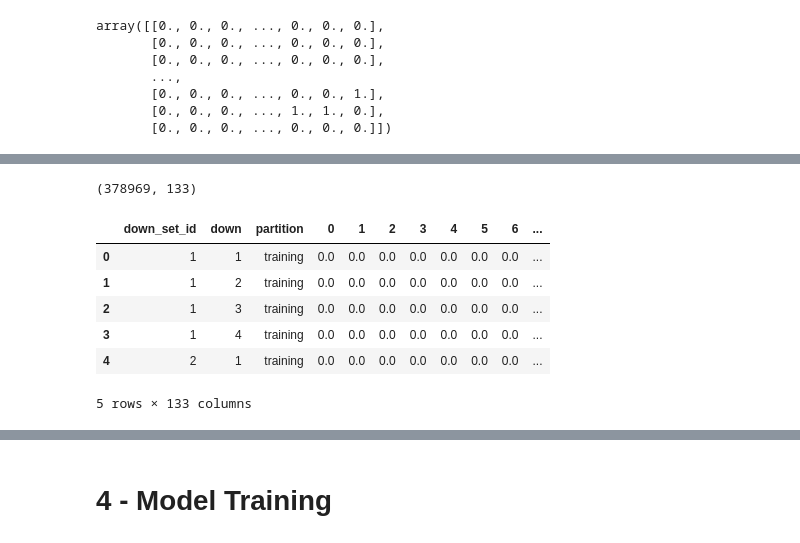
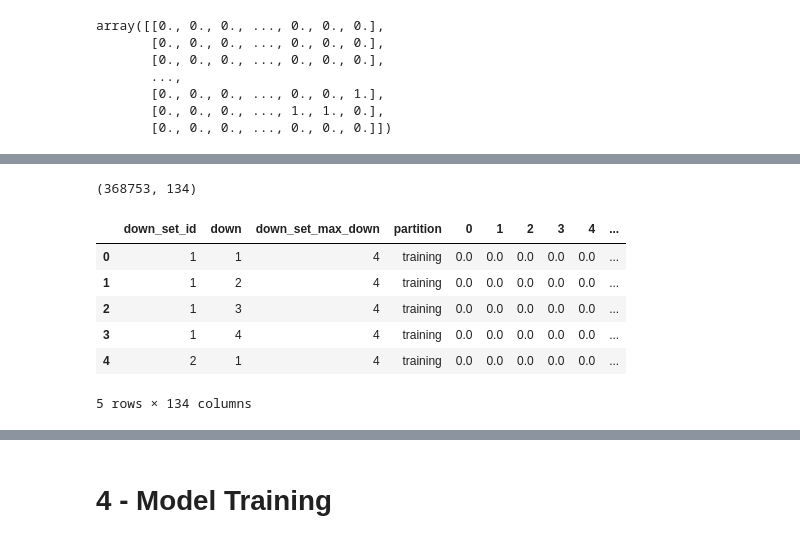
Before and after one commit to acharabin/NFL-Down-Set-Outcome-Prediction, a Jupyter notebook: NFL-Down-Set-Outcome-Prediction.ipynb, the cells around one changed output, grey strips where cells are left out. Saved outputs shown, nothing was run; the diff lists cells and outputs as text; code cells hidden in the pictures.

```diff
--- a/NFL-Down-Set-Outcome-Prediction.ipynb
+++ b/NFL-Down-Set-Outcome-Prediction.ipynb
@@ -204,14 +205,14 @@ dataset.loc[dataset['game_id']==2009091000,['game_id','drive','down','down_set',
 # %%
-# Find the absorption state of the down set
+# Find the absorption state for the down set, the final state that ends the team's position or starts a new set of downs
 
 # 19 different options
 # 10 options where the drive continues
-# One for each yardline position
+# One for each bucketed yardline position
 # 9 options where the drive ends
 # touchdown, field goal, safety, missed field goal, fumble, interception, turnover on downs, punt, end of half or game.
 
-last_play_in_down_set['absorption_state']=np.where(last_play_in_down_set['play_id']!=last_play_in_down_set['drive_max_play'],last_play_in_down_set['yardline_next_down_set'].apply(str),
-                                              np.where(last_play_in_down_set['touchdown']==1,'touchdown',np.where(last_play_in_down_set['field_goal_result']=='made','field_goal',np.where(last_play_in_down_set['safety']==1,'safety',np.where(last_play_in_down_set['field_goal_result'].isin(['missed','blocked']),'missed_field_goal',np.where(last_play_in_down_set['fumble']==1,'fumble',np.where(last_play_in_down_set['interception']==1,'interception',np.where(last_play_in_down_set['kick_distance'].isnull()==False,'punt',np.where(last_play_in_down_set['play_id']==last_play_in_down_set['game_half_max_play'],'end_of_half','turnover')))))))))
+dataset_copy['absorption_state']=np.where(dataset_copy['play_id']!=dataset_copy['drive_max_play'],dataset_copy['yardline_next_down_set'].apply(str),
+                                              np.where(dataset_copy['touchdown']==1,'touchdown',np.where(dataset_copy['field_goal_result']=='made','field_goal',np.where(dataset_copy['safety']==1,'safety',np.where(dataset_copy['field_goal_result'].isin(['missed','blocked']),'missed_field_goal',np.where(dataset_copy['fumble']==1,'fumble',np.where(dataset_copy['interception']==1,'interception',np.where(dataset_copy['kick_distance'].isnull()==False,'punt',np.where(dataset_copy['play_id']==dataset_copy['game_half_max_play'],'end_of_half','turnover')))))))))
 # %% [output]
 A value is trying to be set on a copy of a slice from a DataFrame.
 Try using .loc[row_indexer,col_indexer] = value instead
@@ -275,8 +270,8 @@ last_play_in_down_set.loc[last_play_in_down_set['game_id']==2009091000,['game_id
 # %%
-# Join absorption_state to the dataset with all plays
+# Join absorption_state to the main dataset
 
 dataset_len_before=len(dataset)
-dataset=dataset.merge(last_play_in_down_set.loc[:,['game_id','drive','down_set','absorption_state']],how='left',on=['game_id','drive','down_set'])
+dataset=dataset.merge(dataset_copy[dataset_copy['play_id']==dataset_copy['down_set_max_play']].loc[:,['game_id','drive','down_set','absorption_state']],how='left',on=['game_id','drive','down_set'])
 assert len(dataset) == dataset_len_before
 dataset.head()
 # %% [output]
@@ -290,10 +285,7 @@ dataset.head()
 # %%
-# Select only required columns
+# Select only the required columns
 
-# dataset=dataset_archive
-dataset_archive=dataset
-
-dataset=dataset.loc[:,['game_id','game_date','drive','down_set','down_set_id','play_id','down','yardline','ydstogo','absorption_state','half_seconds_remaining']]
+dataset=dataset.loc[:,['game_id','game_date','drive','down_set','down_set_id','play_id','down','down_set_max_down','yardline','ydstogo','absorption_state','half_seconds_remaining']]
 
 dataset.head()
 # %% [output]
@@ -309,2 +300,0 @@ dataset_dataprep_part1=dataset
-# %%
-dataset=dataset_dataprep_part1
@@ -475,16 +443,16 @@ testing         5025
 Name: down_set_id, dtype: int64
 # %%
 # Combine data
-# identifiers (3) + innerstates (110) + features (1) + absorptionstates (19) =
-dataset_reshaped=pd.concat([dataset.loc[:,['down_set_id','down','partition']],pd.DataFrame(innerstates_reshaped.T),dataset.loc[:,['half_seconds_remaining']],pd.DataFrame(absorption_states_reshaped.T)],axis=1)
+# identifiers (3) + innerstates (110) + features (1) + absorptionstates (19) = 333
+dataset_reshaped=pd.concat([dataset.loc[:,['down_set_id','down','down_set_max_down','partition']],pd.DataFrame(innerstates_reshaped.T),dataset.loc[:,['half_seconds_remaining']],pd.DataFrame(absorption_states_reshaped.T)],axis=1)
 print(dataset_reshaped.shape)
 dataset_reshaped.head()
 # %% [output]
-(378969, 133)
+(368753, 134)
-|  | down_set_id | down | partition | 0 | 1 | 2 | 3 | 4 | 5 | 6 | ... |
-| 0 | 1 | 1 | training | 0.0 | 0.0 | 0.0 | 0.0 | 0.0 | 0.0 | 0.0 | ... |
-| 1 | 1 | 2 | training | 0.0 | 0.0 | 0.0 | 0.0 | 0.0 | 0.0 | 0.0 | ... |
-| 2 | 1 | 3 | training | 0.0 | 0.0 | 0.0 | 0.0 | 0.0 | 0.0 | 0.0 | ... |
-| 3 | 1 | 4 | training | 0.0 | 0.0 | 0.0 | 0.0 | 0.0 | 0.0 | 0.0 | ... |
-| 4 | 2 | 1 | training | 0.0 | 0.0 | 0.0 | 0.0 | 0.0 | 0.0 | 0.0 | ... |
+|  | down_set_id | down | down_set_max_down | partition | 0 | 1 | 2 | 3 | 4 | ... |
+| 0 | 1 | 1 | 4 | training | 0.0 | 0.0 | 0.0 | 0.0 | 0.0 | ... |
+| 1 | 1 | 2 | 4 | training | 0.0 | 0.0 | 0.0 | 0.0 | 0.0 | ... |
+| 2 | 1 | 3 | 4 | training | 0.0 | 0.0 | 0.0 | 0.0 | 0.0 | ... |
+| 3 | 1 | 4 | 4 | training | 0.0 | 0.0 | 0.0 | 0.0 | 0.0 | ... |
+| 4 | 2 | 1 | 4 | training | 0.0 | 0.0 | 0.0 | 0.0 | 0.0 | ... |
-5 rows × 133 columns
+5 rows × 134 columns
```
Also changed, not shown: parts of 52 cells of this notebook, 10 other files.
